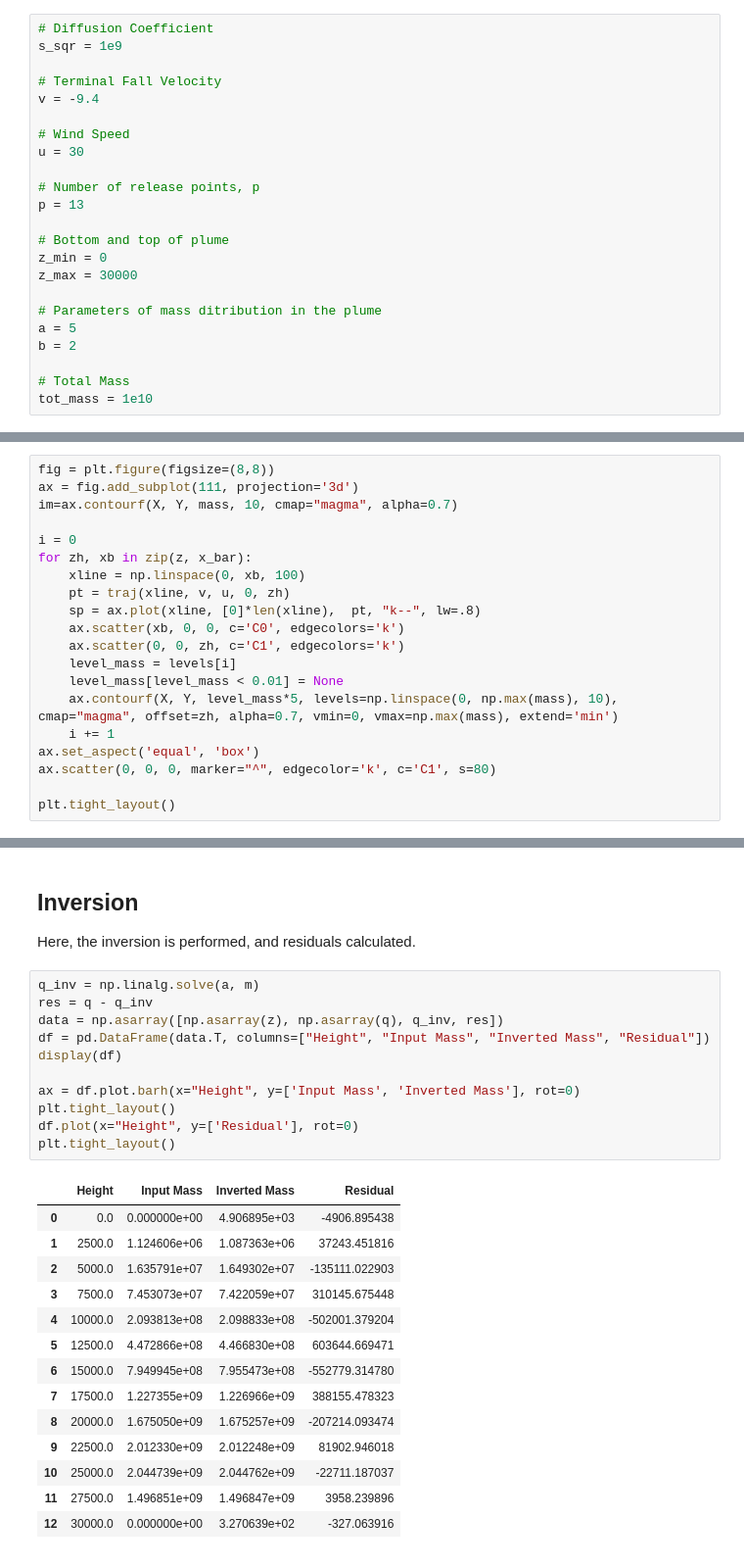
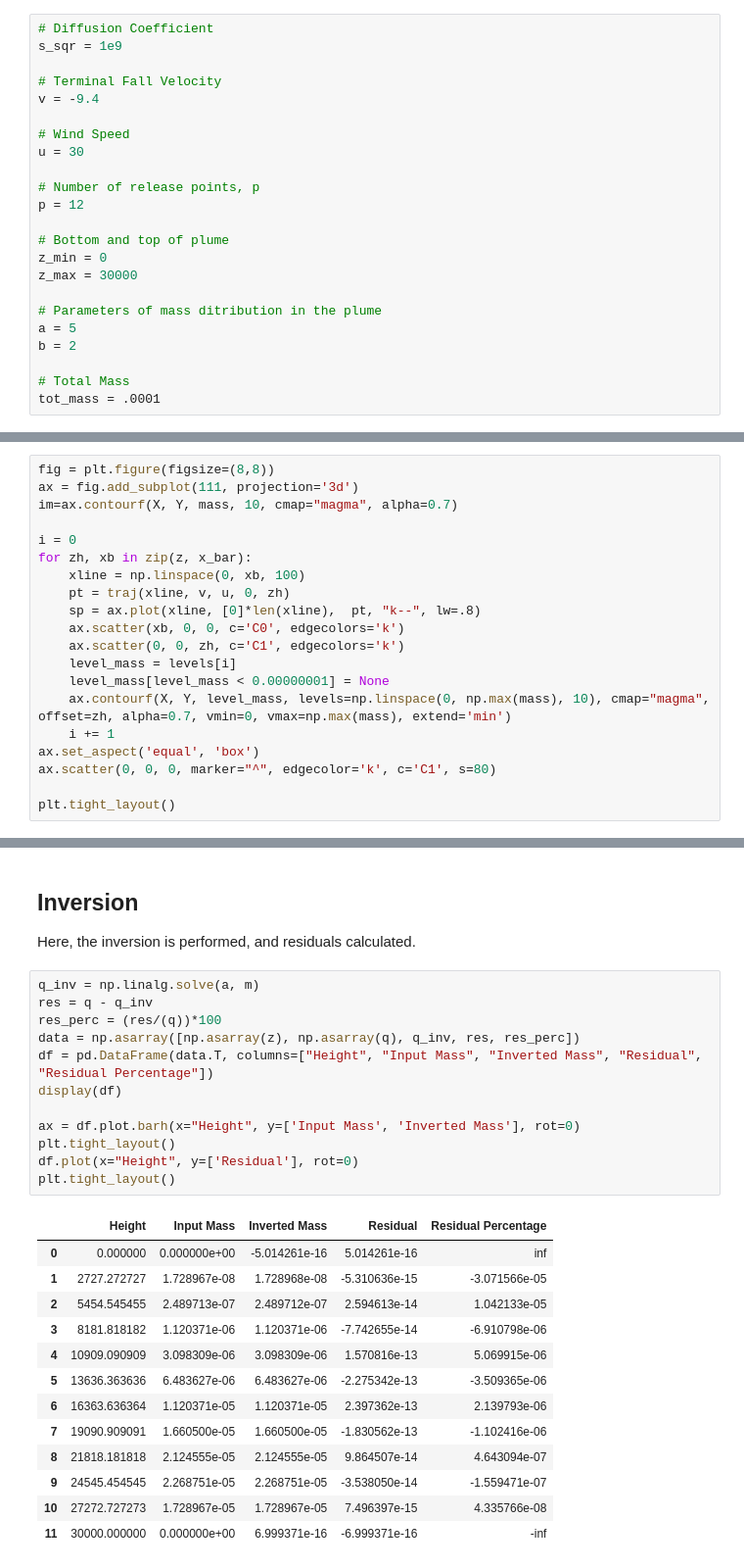
Before and after one commit to nmostert/prototypes, a Jupyter notebook: 2D_Samples.ipynb, the cells around one changed output, grey strips where cells are left out. Shown at 98% size. Saved outputs shown, nothing was run; the diff lists cells and outputs as text.

```diff
--- a/2D_Samples.ipynb
+++ b/2D_Samples.ipynb
@@ -26,7 +26,7 @@ v = -9.4
 u = 30
 
 # Number of release points, p
-p = 13
+p = 12
 
 # Bottom and top of plume
 z_min = 0
@@ -37,7 +37,7 @@ a = 5
 b = 2
 
 # Total Mass
-tot_mass = 1e10
+tot_mass = .0001
 # %%
 # Release points in column
 z = np.linspace(z_min, z_max, p)
@@ -133,8 +132,8 @@ for zh, xb in zip(z, x_bar):
     ax.scatter(xb, 0, 0, c='C0', edgecolors='k')
     ax.scatter(0, 0, zh, c='C1', edgecolors='k')
     level_mass = levels[i]
-    level_mass[level_mass < 0.01] = None
-    ax.contourf(X, Y, level_mass*5, levels=np.linspace(0, np.max(mass), 10), cmap="magma", offset=zh, alpha=0.7, vmin=0, vmax=np.max(mass), extend='min')
+    level_mass[level_mass < 0.00000001] = None
+    ax.contourf(X, Y, level_mass, levels=np.linspace(0, np.max(mass), 10), cmap="magma", offset=zh, alpha=0.7, vmin=0, vmax=np.max(mass), extend='min')
     i += 1
 ax.set_aspect('equal', 'box')
 ax.scatter(0, 0, 0, marker="^", edgecolor='k', c='C1', s=80)
@@ -245,29 +241,29 @@ Here, the inversion is performed, and residuals calculated.
 # %%
 q_inv = np.linalg.solve(a, m)
 res = q - q_inv
-data = np.asarray([np.asarray(z), np.asarray(q), q_inv, res])
-df = pd.DataFrame(data.T, columns=["Height", "Input Mass", "Inverted Mass", "Residual"])
+res_perc = (res/(q))*100
+data = np.asarray([np.asarray(z), np.asarray(q), q_inv, res, res_perc])
+df = pd.DataFrame(data.T, columns=["Height", "Input Mass", "Inverted Mass", "Residual", "Residual Percentage"])
 display(df)
 
 ax = df.plot.barh(x="Height", y=['Input Mass', 'Inverted Mass'], rot=0)
 plt.tight_layout()
 df.plot(x="Height", y=['Residual'], rot=0)
 plt.tight_layout()
 # %% [output]
-|  | Height | Input Mass | Inverted Mass | Residual |
-| 0 | 0.0 | 0.000000e+00 | 4.906895e+03 | -4906.895438 |
-| 1 | 2500.0 | 1.124606e+06 | 1.087363e+06 | 37243.451816 |
-| 2 | 5000.0 | 1.635791e+07 | 1.649302e+07 | -135111.022903 |
-| 3 | 7500.0 | 7.453073e+07 | 7.422059e+07 | 310145.675448 |
-| 4 | 10000.0 | 2.093813e+08 | 2.098833e+08 | -502001.379204 |
-| 5 | 12500.0 | 4.472866e+08 | 4.466830e+08 | 603644.669471 |
-| 6 | 15000.0 | 7.949945e+08 | 7.955473e+08 | -552779.314780 |
-| 7 | 17500.0 | 1.227355e+09 | 1.226966e+09 | 388155.478323 |
-| 8 | 20000.0 | 1.675050e+09 | 1.675257e+09 | -207214.093474 |
-| 9 | 22500.0 | 2.012330e+09 | 2.012248e+09 | 81902.946018 |
-| 10 | 25000.0 | 2.044739e+09 | 2.044762e+09 | -22711.187037 |
-| 11 | 27500.0 | 1.496851e+09 | 1.496847e+09 | 3958.239896 |
-| 12 | 30000.0 | 0.000000e+00 | 3.270639e+02 | -327.063916 |
+|  | Height | Input Mass | Inverted Mass | Residual | Residual Percentage |
+| 0 | 0.000000 | 0.000000e+00 | -5.014261e-16 | 5.014261e-16 | inf |
+| 1 | 2727.272727 | 1.728967e-08 | 1.728968e-08 | -5.310636e-15 | -3.071566e-05 |
+| 2 | 5454.545455 | 2.489713e-07 | 2.489712e-07 | 2.594613e-14 | 1.042133e-05 |
+| 3 | 8181.818182 | 1.120371e-06 | 1.120371e-06 | -7.742655e-14 | -6.910798e-06 |
+| 4 | 10909.090909 | 3.098309e-06 | 3.098309e-06 | 1.570816e-13 | 5.069915e-06 |
+| 5 | 13636.363636 | 6.483627e-06 | 6.483627e-06 | -2.275342e-13 | -3.509365e-06 |
+| 6 | 16363.636364 | 1.120371e-05 | 1.120371e-05 | 2.397362e-13 | 2.139793e-06 |
+| 7 | 19090.909091 | 1.660500e-05 | 1.660500e-05 | -1.830562e-13 | -1.102416e-06 |
+| 8 | 21818.181818 | 2.124555e-05 | 2.124555e-05 | 9.864507e-14 | 4.643094e-07 |
+| 9 | 24545.454545 | 2.268751e-05 | 2.268751e-05 | -3.538050e-14 | -1.559471e-07 |
+| 10 | 27272.727273 | 1.728967e-05 | 1.728967e-05 | 7.496397e-15 | 4.335766e-08 |
+| 11 | 30000.000000 | 0.000000e+00 | 6.999371e-16 | -6.999371e-16 | -inf |
 [interactive output not drawn]
 [interactive output not drawn]
 [interactive output not drawn]
```
Also changed, not shown: parts of 2 cells of this notebook, 1 other file.
